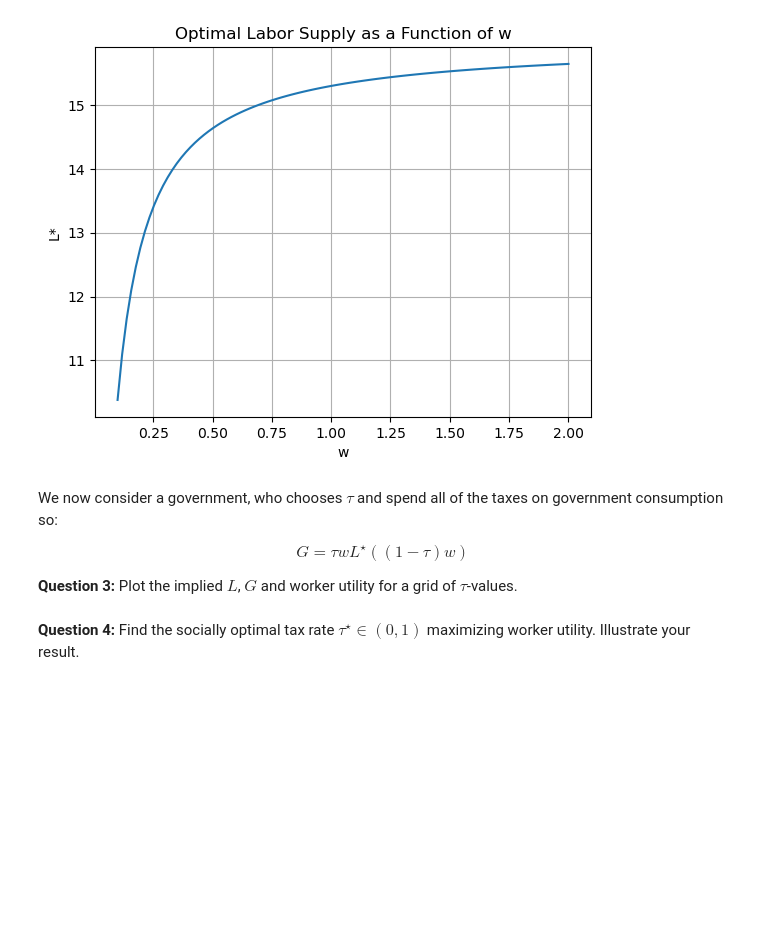
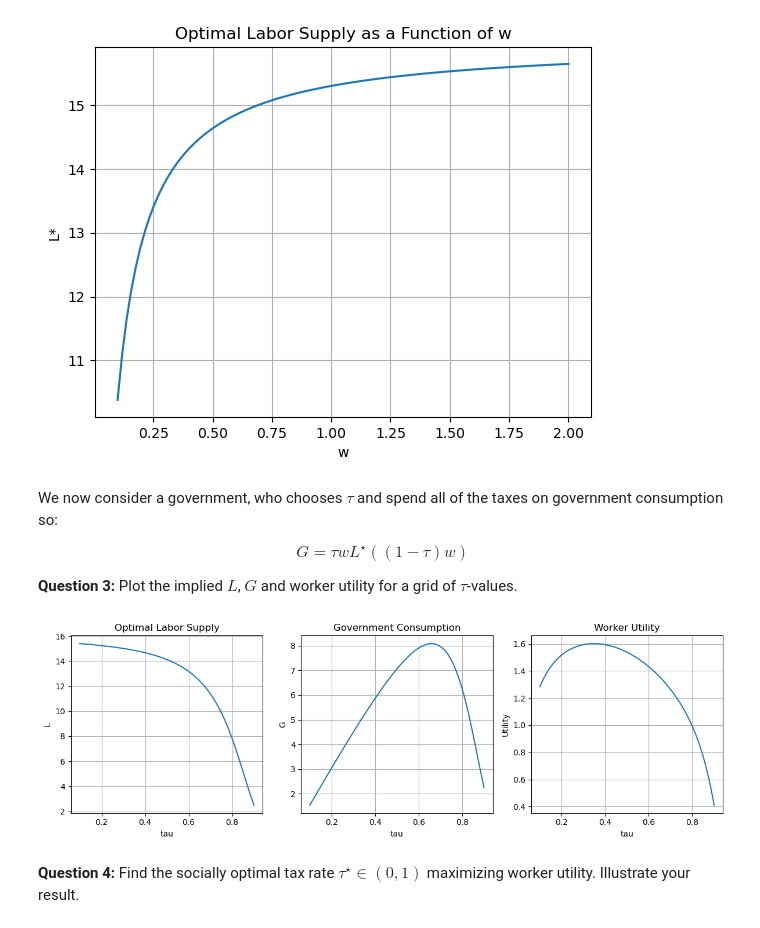
Before and after one commit to NumEconCopenhagen/projects-2023-kscd, a Jupyter notebook: Exam project/KExam-2023-notebook-kopi.ipynb, the cells around one changed output. Cells and saved outputs as stored; diff of their text form; code cells hidden in the pictures; blank space fills up the shorter version.

```diff
--- a/Exam project/KExam-2023-notebook-kopi.ipynb
+++ b/Exam project/KExam-2023-notebook-kopi.ipynb
@@ -117,6 +117,78 @@ G = \tau w L^{\star}((1-\tau)w)
 $$
 
 **Question 3:** Plot the implied $L$, $G$ and worker utility for a grid of $\tau$-values.
+# %%
+# Define the range for tau values
+tau_values = np.linspace(0.1, 0.9, 100)
+
+# Initialize arrays to store the implied values
+L_values = []
+G_values = []
+utility_values = []
+
+# Set the baseline value of w
+w_val = 1.0
+
+# Calculate the implied values for each tau value
+for tau_val in tau_values:
+    # Calculate optimal labor supply (L)
+    L_val = optimal_L.subs([
+        (alpha, alpha_val),
+        (kappa, kappa_val),
+        (nu, nu_val),
+        (tau, tau_val),
+        (G, G_val),
+        (w, (1 - tau_val) * w_val)])
+
+    L_values.append(float(L_val))
+
+    # Calculate government consumption (G)
+    G_val = tau_val * w_val * L_val
+    G_values.append(float(G_val))
+
+    # Calculate worker utility
+    utility_val = utility.subs([
+        (alpha, alpha_val),
+        (kappa, kappa_val),
+        (nu, nu_val),
+        (tau, tau_val),
+        (G, G_val),
+        (w, (1 - tau_val) * w_val),
+        (L, L_val)])
+
+    utility_values.append(float(utility_val))
+
+# Plot the implied values of L, G, and utility for the grid of tau values
+plt.figure(figsize=(12, 4))
+
+# Plot optimal labor supply (L)
+plt.subplot(1, 3, 1)
+plt.plot(tau_values, L_values)
+plt.xlabel('tau')
+plt.ylabel('L')
+plt.grid(True)
+plt.title('Optimal Labor Supply')
+
+# Plot government consumption (G)
+plt.subplot(1, 3, 2)
+plt.plot(tau_values, G_values)
+plt.xlabel('tau')
+plt.ylabel('G')
+plt.grid(True)
+plt.title('Government Consumption')
+
+# Plot worker utility
+plt.subplot(1, 3, 3)
+plt.plot(tau_values, utility_values)
+plt.xlabel('tau')
+plt.ylabel('Utility')
+plt.grid(True)
+plt.title('Worker Utility')
+
+plt.tight_layout()
+plt.show()
+# %% [output]
+[figure, added]
 # %% [markdown]
 **Question 4:** Find the socially optimal tax rate $\tau^{\star}\in(0,1)$ maximizing worker utility. Illustrate your result.
 # %%
```
